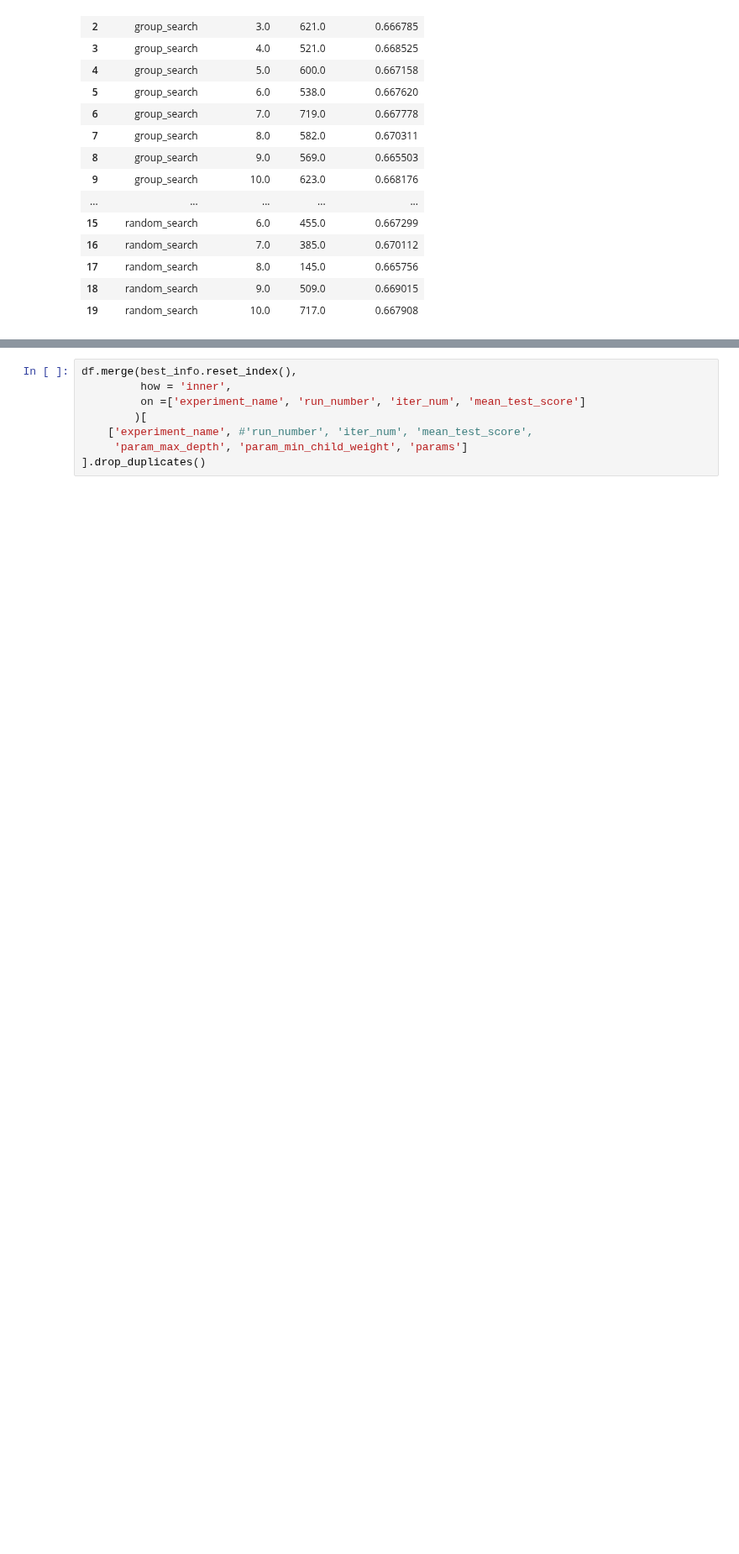
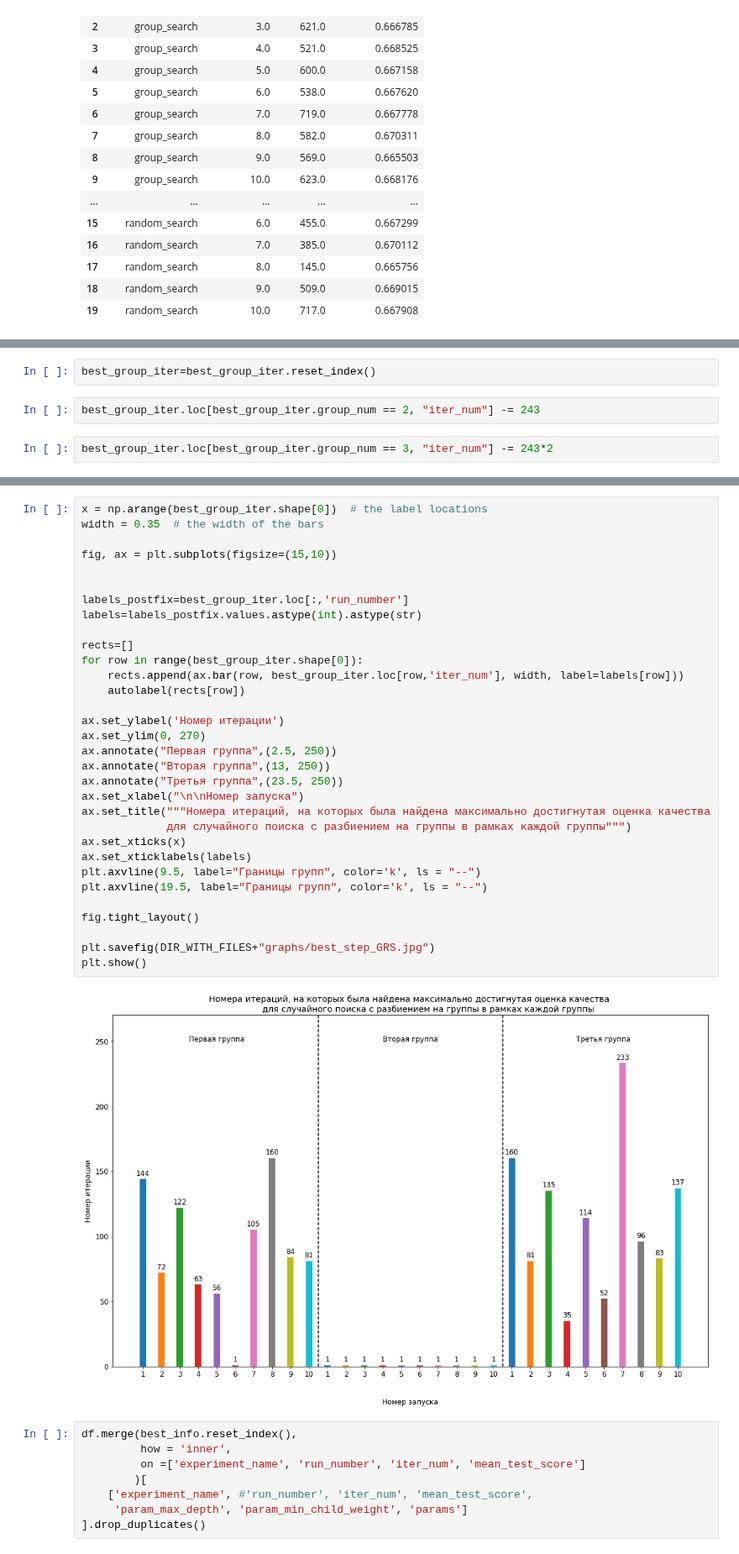
Before and after one commit to HollowPrincess/GradBoostOptim, a Jupyter notebook: full_test/test_1_analysis.ipynb, the cells around one changed output, grey strips where cells are left out. Shown at 84% size. Drawn from its saved outputs; the diff is of its cells as text; blank space fills up the shorter version.

```diff
--- a/full_test/test_1_analysis.ipynb
+++ b/full_test/test_1_analysis.ipynb
@@ -207,0 +309,6 @@ best_info.reset_index()
+# %%
+best_group_iter=best_group_iter.reset_index()
+# %%
+best_group_iter.loc[best_group_iter.group_num == 2, "iter_num"] -= 243
+# %%
+best_group_iter.loc[best_group_iter.group_num == 3, "iter_num"] -= 243*2
@@ -208,3 +320,37 @@ best_info.reset_index()
+# %%
+x = np.arange(best_group_iter.shape[0])  # the label locations
+width = 0.35  # the width of the bars
+
+fig, ax = plt.subplots(figsize=(15,10))
+
+
+labels_postfix=best_group_iter.loc[:,'run_number']
+labels=labels_postfix.values.astype(int).astype(str)
+
+rects=[]
+for row in range(best_group_iter.shape[0]):
+    rects.append(ax.bar(row, best_group_iter.loc[row,'iter_num'], width, label=labels[row]))
+    autolabel(rects[row])
+
+ax.set_ylabel('Номер итерации')
+ax.set_ylim(0, 270)
+ax.annotate("Первая группа",(2.5, 250))
+ax.annotate("Вторая группа",(13, 250))
+ax.annotate("Третья группа",(23.5, 250))
+ax.set_xlabel("\n\nНомер запуска")
+ax.set_title("""Номера итераций, на которых была найдена максимально достигнутая оценка качества
+             для случайного поиска с разбиением на группы в рамках каждой группы""")
+ax.set_xticks(x)
+ax.set_xticklabels(labels)
+plt.axvline(9.5, label="Границы групп", color='k', ls = "--")
+plt.axvline(19.5, label="Границы групп", color='k', ls = "--")
+
+fig.tight_layout()
+
+plt.savefig(DIR_WITH_FILES+"graphs/best_step_GRS.jpg")
+plt.show()
+# %% [output]
+[figure, added]
 # %%
 df.merge(best_info.reset_index(),
          how = 'inner',
```
Also changed, not shown: parts of 11 cells of this notebook, 11 other files.
